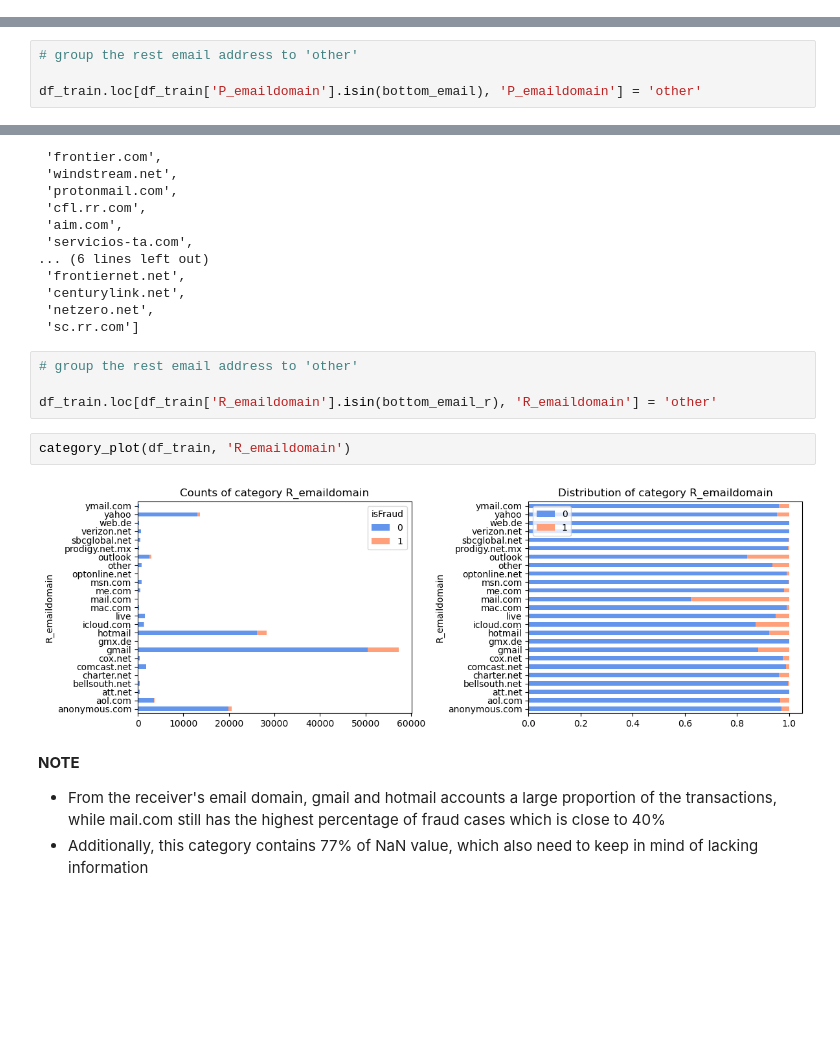
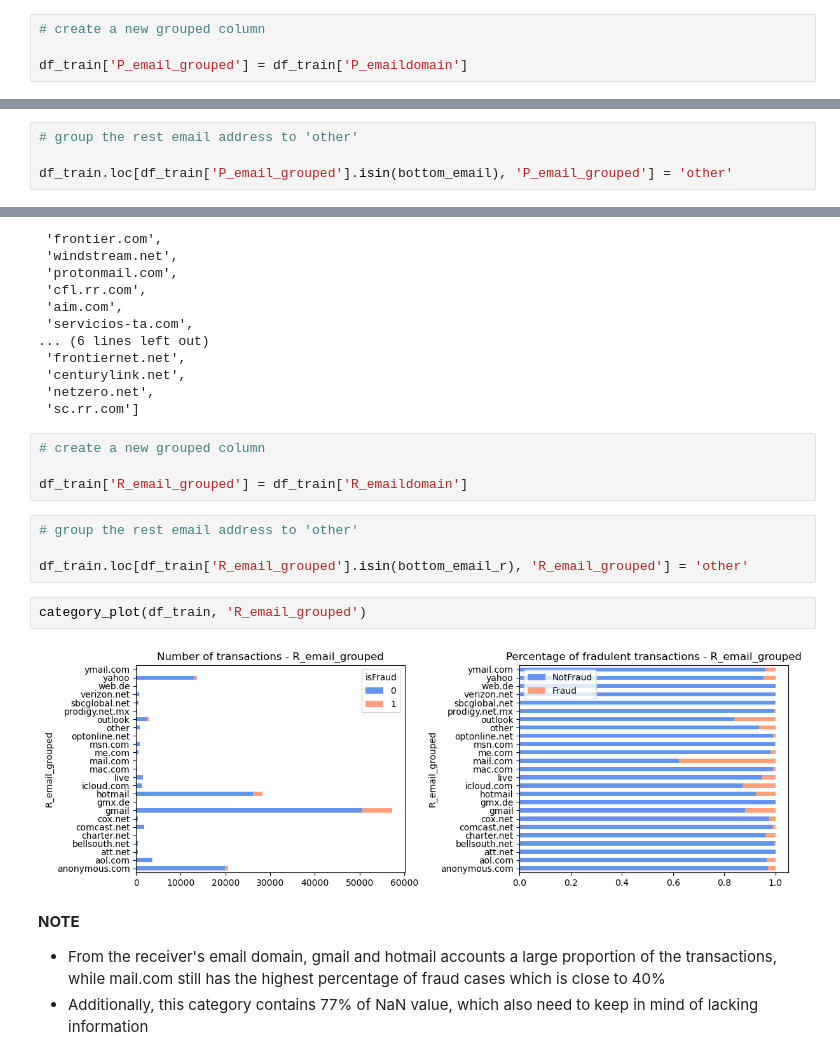
Before and after one commit to sl-huo/payment-fraud-detection, a Jupyter notebook: FD-EDA-notebook.ipynb, the cells around one changed output, grey strips where cells are left out. Saved outputs shown, nothing was run; the diff lists cells and outputs as text; blank space fills up the shorter version.

```diff
--- a/FD-EDA-notebook.ipynb
+++ b/FD-EDA-notebook.ipynb
@@ -886,6 +1068,10 @@ NaN              0.159949
 hotmail          0.077903
 anonymous.com    0.062651
 Name: P_emaildomain, dtype: float64
+# %%
+# create a new grouped column
+
+df_train['P_email_grouped'] = df_train['P_emaildomain']
 # %%
 # keep domain with larger than 0.1% while group the rest into 'other'
 
@@ -914,7 +1100,7 @@ bottom_email
 # %%
 # group the rest email address to 'other'
 
-df_train.loc[df_train['P_emaildomain'].isin(bottom_email), 'P_emaildomain'] = 'other'
+df_train.loc[df_train['P_email_grouped'].isin(bottom_email), 'P_email_grouped'] = 'other'
 # %%
 # check
 
@@ -1017,14 +1213,18 @@ bottom_email_r
  'centurylink.net',
  'netzero.net',
  'sc.rr.com']
+# %%
+# create a new grouped column
+
+df_train['R_email_grouped'] = df_train['R_emaildomain']
 # %%
 # group the rest email address to 'other'
 
-df_train.loc[df_train['R_emaildomain'].isin(bottom_email_r), 'R_emaildomain'] = 'other'
+df_train.loc[df_train['R_email_grouped'].isin(bottom_email_r), 'R_email_grouped'] = 'other'
 # %%
-category_plot(df_train, 'R_emaildomain')
+category_plot(df_train, 'R_email_grouped')
 # %% [output]
-[figure, old version]
+[figure, new version]
 # %% [markdown]
 **NOTE**
 
```
Also changed, not shown: parts of 126 cells of this notebook, 2 other files.
